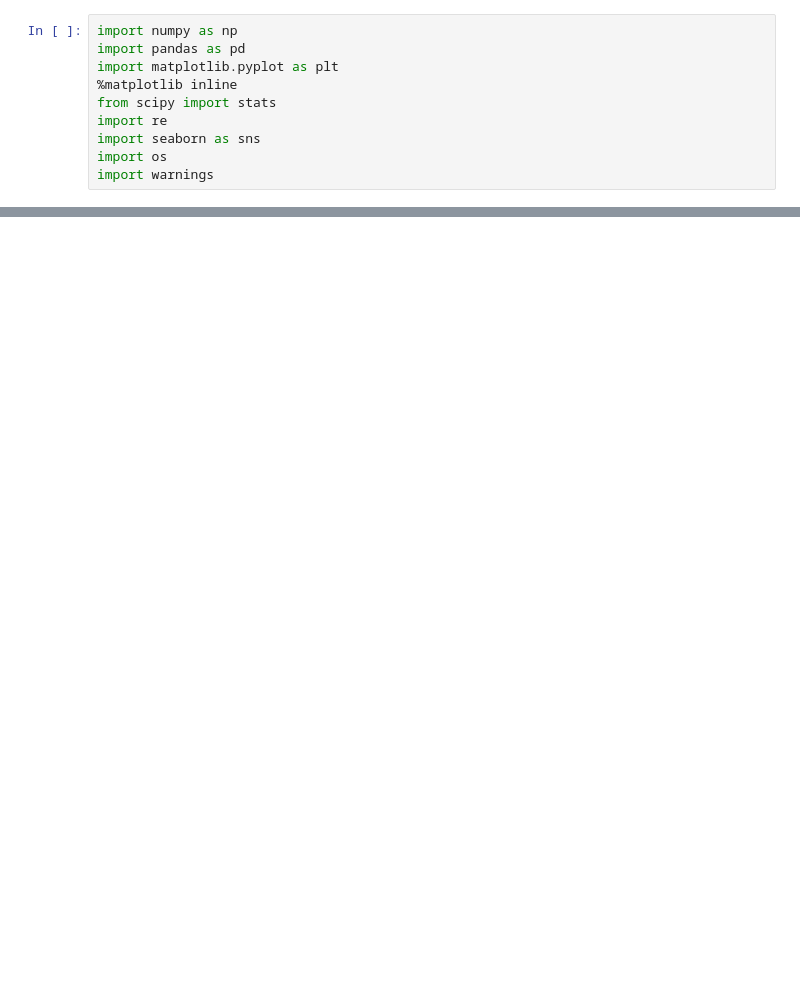
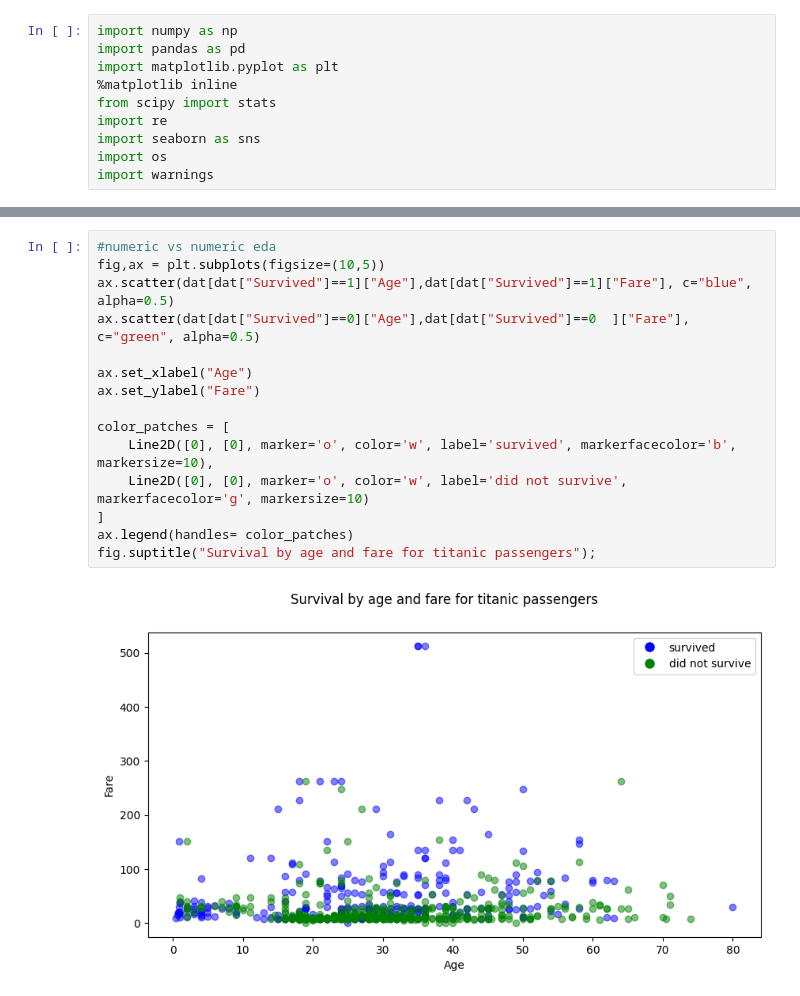
Before and after one commit to shashwatsrii/Machine_Learning, a Jupyter notebook: Data Analysis/Titanic_dataset/titanicEDA.ipynb, the cells around one changed output, grey strips where cells are left out. Drawn from its saved outputs; the diff is of its cells as text; blank space fills up the shorter version.

```diff
--- a/Data Analysis/Titanic_dataset/titanicEDA.ipynb
+++ b/Data Analysis/Titanic_dataset/titanicEDA.ipynb
@@ -85,0 +134,17 @@ TypeError: ignored
+# %%
+#numeric vs numeric eda
+fig,ax = plt.subplots(figsize=(10,5))
+ax.scatter(dat[dat["Survived"]==1]["Age"],dat[dat["Survived"]==1]["Fare"], c="blue", alpha=0.5)
+ax.scatter(dat[dat["Survived"]==0]["Age"],dat[dat["Survived"]==0  ]["Fare"], c="green", alpha=0.5)
+
+ax.set_xlabel("Age")
+ax.set_ylabel("Fare")
+
+color_patches = [
+    Line2D([0], [0], marker='o', color='w', label='survived', markerfacecolor='b', markersize=10),
+    Line2D([0], [0], marker='o', color='w', label='did not survive', markerfacecolor='g', markersize=10)
+]
+ax.legend(handles= color_patches)
+fig.suptitle("Survival by age and fare for titanic passengers");
+# %% [output]
+[figure, added]
```
Also changed, not shown: parts of 5 cells of this notebook.
